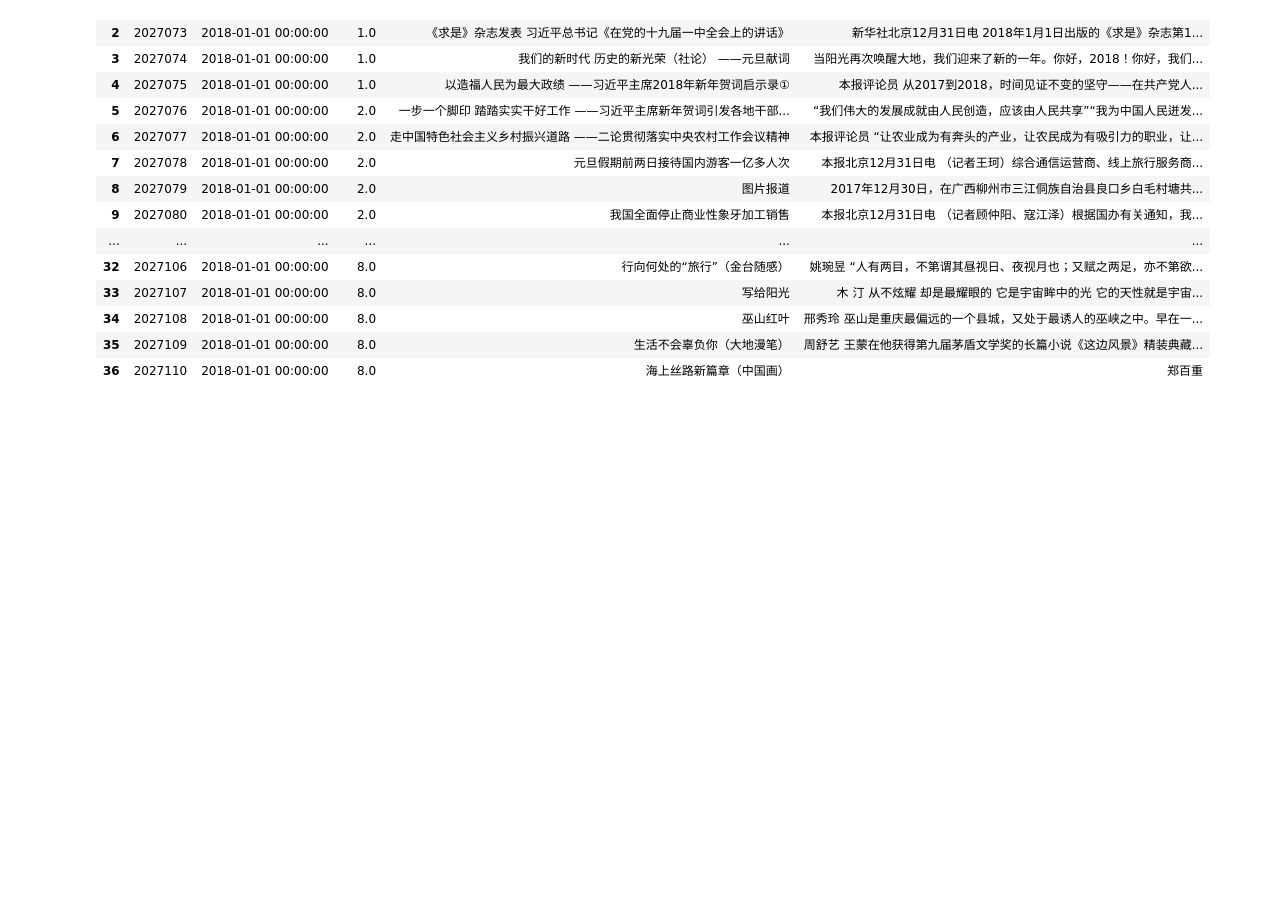
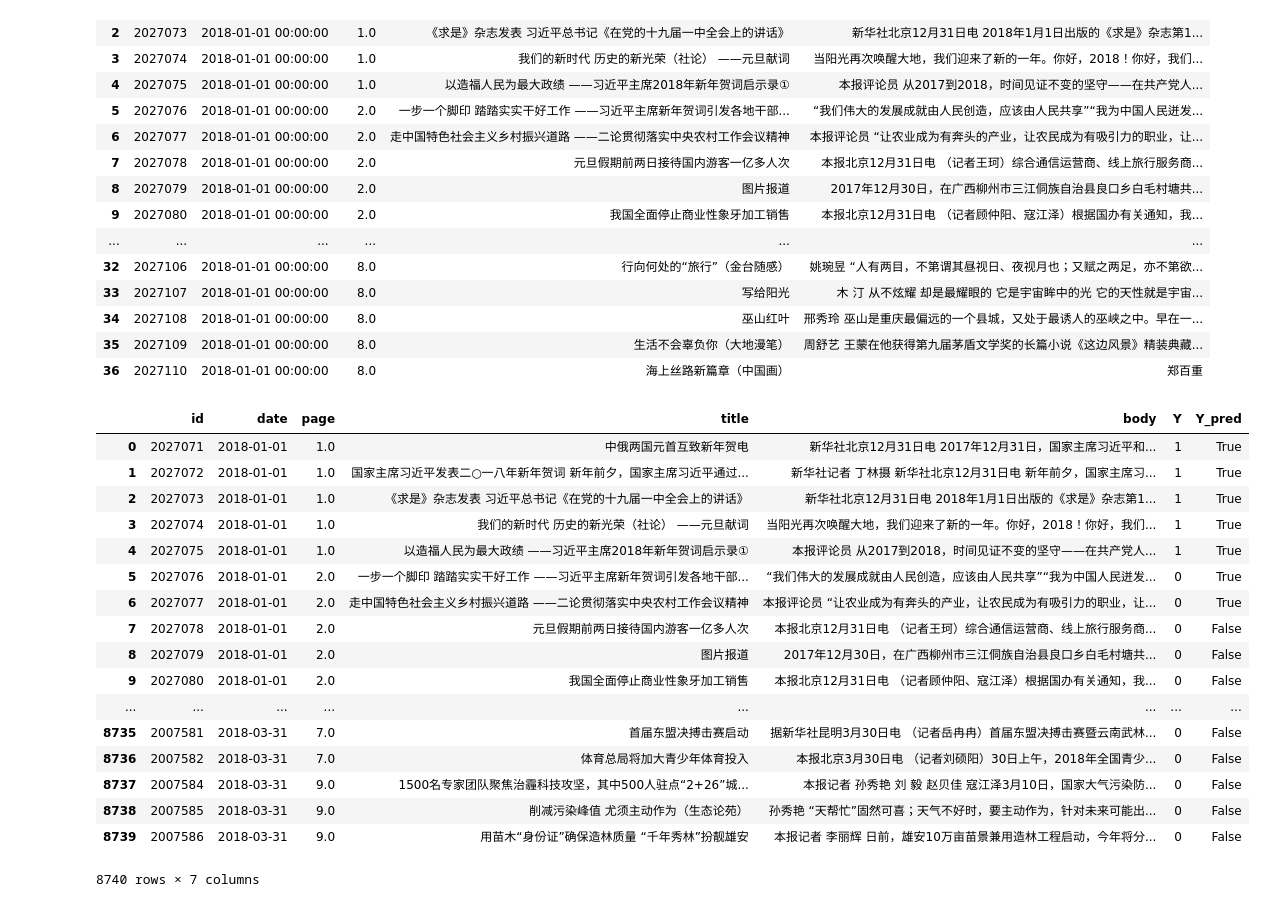
Before and after one commit to PSLmodels/PCI-China, a Jupyter notebook: PCI-China/sample_data.ipynb, the cells around one changed output. Cells and saved outputs as stored; diff of their text form; code cells hidden in the pictures; blank space fills up the shorter version.

Commit message:
sample result

```diff
--- a/PCI-China/sample_data.ipynb
+++ b/PCI-China/sample_data.ipynb
@@ -25,3 +25,26 @@ sample_df[['id','date','page','title','body']]
 | 34 | 2027108 | 2018-01-01 00:00:00 | 8.0 | 巫山红叶 | 邢秀玲 巫山是重庆最偏远的一个县城，又处于最诱人的巫峡之中。早在一... |
 | 35 | 2027109 | 2018-01-01 00:00:00 | 8.0 | 生活不会辜负你（大地漫笔） | 周舒艺 王蒙在他获得第九届茅盾文学奖的长篇小说《这边风景》精装典藏... |
 | 36 | 2027110 | 2018-01-01 00:00:00 | 8.0 | 海上丝路新篇章（中国画） | 郑百重 |
+# %%
+sample_result = pd.read_csv('./figures/window_5_years_quarterly/articles_review/2018_M1_forecast_data.csv')
+
+sample_result[['id','date','page','title','body','Y','Y_pred']]
+# %% [output]
+|  | id | date | page | title | body | Y | Y_pred |
+| 0 | 2027071 | 2018-01-01 | 1.0 | 中俄两国元首互致新年贺电 | 新华社北京12月31日电 2017年12月31日，国家主席习近平和... | 1 | True |
+| 1 | 2027072 | 2018-01-01 | 1.0 | 国家主席习近平发表二○一八年新年贺词 新年前夕，国家主席习近平通过... | 新华社记者 丁林摄 新华社北京12月31日电 新年前夕，国家主席习... | 1 | True |
+| 2 | 2027073 | 2018-01-01 | 1.0 | 《求是》杂志发表 习近平总书记《在党的十九届一中全会上的讲话》 | 新华社北京12月31日电 2018年1月1日出版的《求是》杂志第1... | 1 | True |
+| 3 | 2027074 | 2018-01-01 | 1.0 | 我们的新时代 历史的新光荣（社论） ——元旦献词 | 当阳光再次唤醒大地，我们迎来了新的一年。你好，2018！你好，我们... | 1 | True |
+| 4 | 2027075 | 2018-01-01 | 1.0 | 以造福人民为最大政绩 ——习近平主席2018年新年贺词启示录① | 本报评论员 从2017到2018，时间见证不变的坚守——在共产党人... | 1 | True |
+| 5 | 2027076 | 2018-01-01 | 2.0 | 一步一个脚印 踏踏实实干好工作 ——习近平主席新年贺词引发各地干部... | “我们伟大的发展成就由人民创造，应该由人民共享”“我为中国人民迸发... | 0 | True |
+| 6 | 2027077 | 2018-01-01 | 2.0 | 走中国特色社会主义乡村振兴道路 ——二论贯彻落实中央农村工作会议精神 | 本报评论员 “让农业成为有奔头的产业，让农民成为有吸引力的职业，让... | 0 | True |
+| 7 | 2027078 | 2018-01-01 | 2.0 | 元旦假期前两日接待国内游客一亿多人次 | 本报北京12月31日电 （记者王珂）综合通信运营商、线上旅行服务商... | 0 | False |
+| 8 | 2027079 | 2018-01-01 | 2.0 | 图片报道 | 2017年12月30日，在广西柳州市三江侗族自治县良口乡白毛村塘共... | 0 | False |
+| 9 | 2027080 | 2018-01-01 | 2.0 | 我国全面停止商业性象牙加工销售 | 本报北京12月31日电 （记者顾仲阳、寇江泽）根据国办有关通知，我... | 0 | False |
+| ... | ... | ... | ... | ... | ... | ... | ... |
+| 8735 | 2007581 | 2018-03-31 | 7.0 | 首届东盟决搏击赛启动 | 据新华社昆明3月30日电 （记者岳冉冉）首届东盟决搏击赛暨云南武林... | 0 | False |
+| 8736 | 2007582 | 2018-03-31 | 7.0 | 体育总局将加大青少年体育投入 | 本报北京3月30日电 （记者刘硕阳）30日上午，2018年全国青少... | 0 | False |
+| 8737 | 2007584 | 2018-03-31 | 9.0 | 1500名专家团队聚焦治霾科技攻坚，其中500人驻点“2+26”城... | 本报记者 孙秀艳 刘 毅 赵贝佳 寇江泽3月10日，国家大气污染防... | 0 | False |
+| 8738 | 2007585 | 2018-03-31 | 9.0 | 削减污染峰值 尤须主动作为（生态论苑） | 孙秀艳 “天帮忙”固然可喜；天气不好时，要主动作为，针对未来可能出... | 0 | False |
+| 8739 | 2007586 | 2018-03-31 | 9.0 | 用苗木“身份证”确保造林质量 “千年秀林”扮靓雄安 | 本报记者 李丽辉 日前，雄安10万亩苗景兼用造林工程启动，今年将分... | 0 | False |
+8740 rows × 7 columns
```
